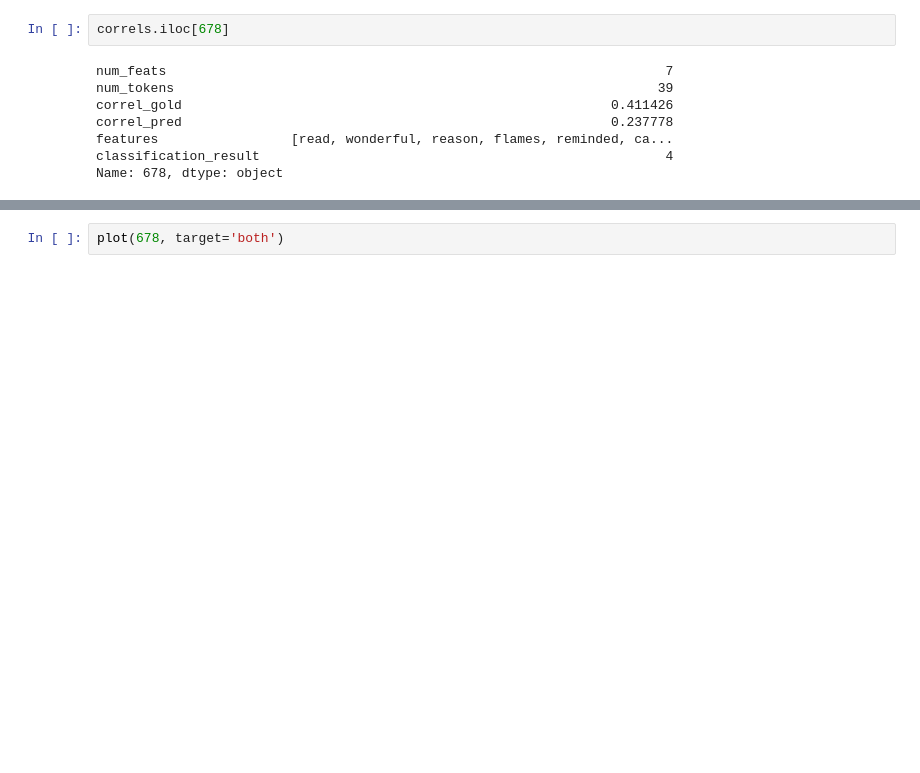
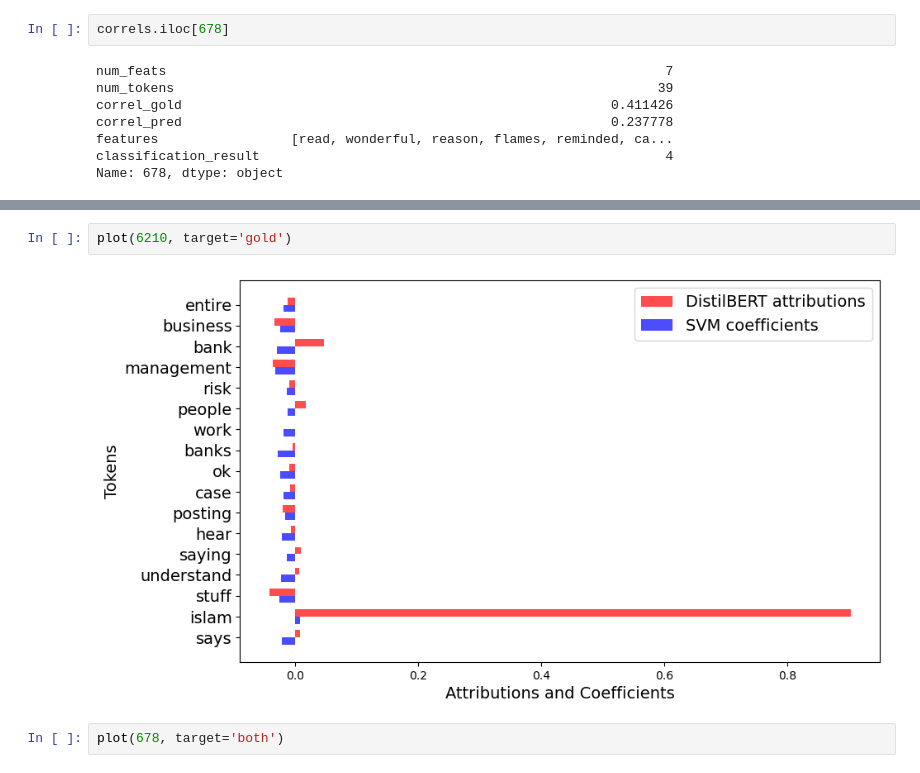
Before and after one commit to LydiaKoerber/nn-interpretability, a Jupyter notebook: analysis-predictions.ipynb, the cells around one changed output, grey strips where cells are left out. Cells and saved outputs as stored; diff of their text form; blank space fills up the shorter version.

```diff
--- a/analysis-predictions.ipynb
+++ b/analysis-predictions.ipynb
@@ -448,3 +457,7 @@ Name: 678, dtype: object
+# %%
+plot(6210, target='gold')
+# %% [output]
+[figure, added]
 # %%
 plot(678, target='both')
 # %% [output]
```
Also changed, not shown: parts of 2 cells of this notebook, 2 other files.
